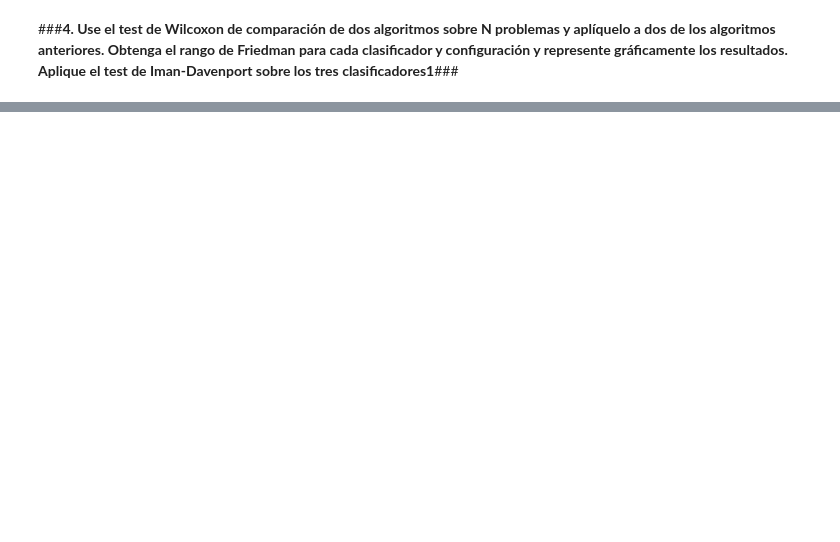
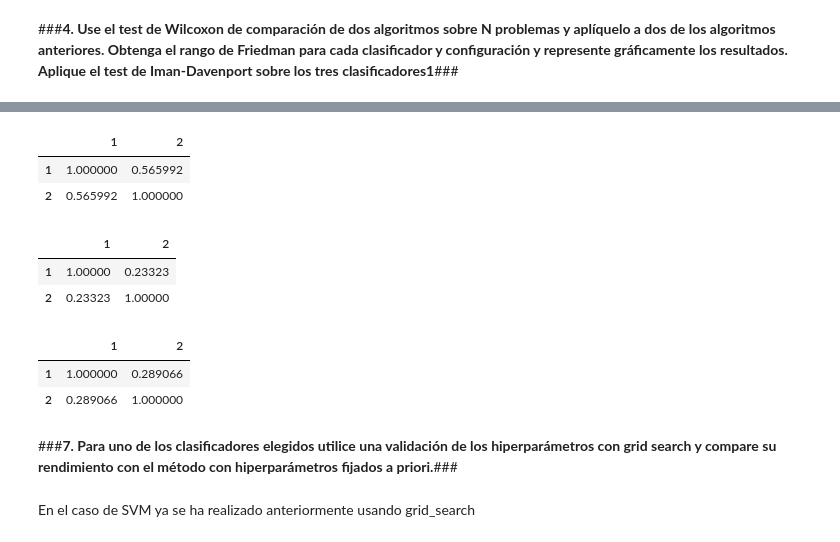
Before and after one commit to victoriapl01/Mineria_De_Datos, a Jupyter notebook: Practica2_1_IMD.ipynb, the cells around one changed output, grey strips where cells are left out. Saved outputs shown, nothing was run; the diff lists cells and outputs as text; code cells hidden in the pictures; blank space fills up the shorter version.

```diff
--- a/Practica2_1_IMD.ipynb
+++ b/Practica2_1_IMD.ipynb
@@ -449,3 +609,6 @@ Mean score:  0.9492600422832981
 Standard deviation:  0.02049622633218084
 Mean score:  0.9441360992873202
 Standard deviation:  0.031248096828931673
+# %%
+tree_score.append(vote_tree_cross[0].mean())
+tree_score
@@ -456,3 +628,6 @@ Mean score:  0.9057082452431289
 Standard deviation:  0.05500039719176099
 Mean score:  0.9026033830890308
 Standard deviation:  0.0560386494624874
+# %%
+knn_score.append(vote_knn_cross[0].mean())
+knn_score
@@ -494,0 +871,25 @@ Standard deviation:  0.02114500346036691
+# %%
+methods = [tree_score, knn_score]
+sp.posthoc_dunn(methods, p_adjust='bonferroni')
+# %% [output]
+|  | 1 | 2 |
+| 1 | 1.000000 | 0.565992 |
+| 2 | 0.565992 | 1.000000 |
+# %%
+methods = [tree_score, svm_score]
+sp.posthoc_dunn(methods, p_adjust='bonferroni')
+# %% [output]
+|  | 1 | 2 |
+| 1 | 1.00000 | 0.23323 |
+| 2 | 0.23323 | 1.00000 |
+# %%
+methods = [knn_score, svm_score]
+sp.posthoc_dunn(methods, p_adjust='bonferroni')
+# %% [output]
+|  | 1 | 2 |
+| 1 | 1.000000 | 0.289066 |
+| 2 | 0.289066 | 1.000000 |
+# %% [markdown]
+###**7. Para uno de los clasificadores elegidos utilice una validación de los hiperparámetros con grid search y compare su rendimiento con el método con hiperparámetros fijados a priori.**###
+# %% [markdown]
+En el caso de SVM ya se ha realizado anteriormente usando grid_search
```
Also changed, not shown: parts of 46 cells of this notebook.
